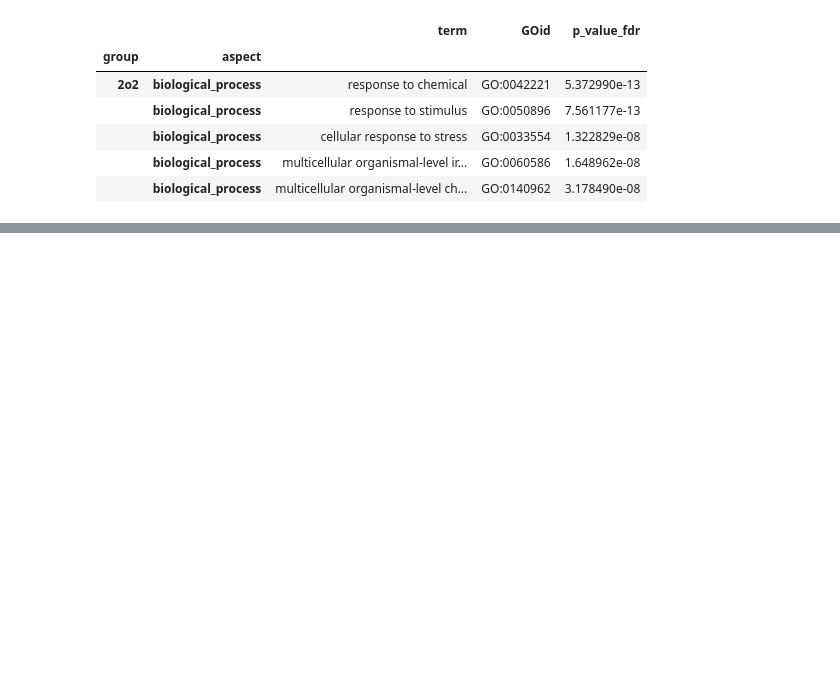
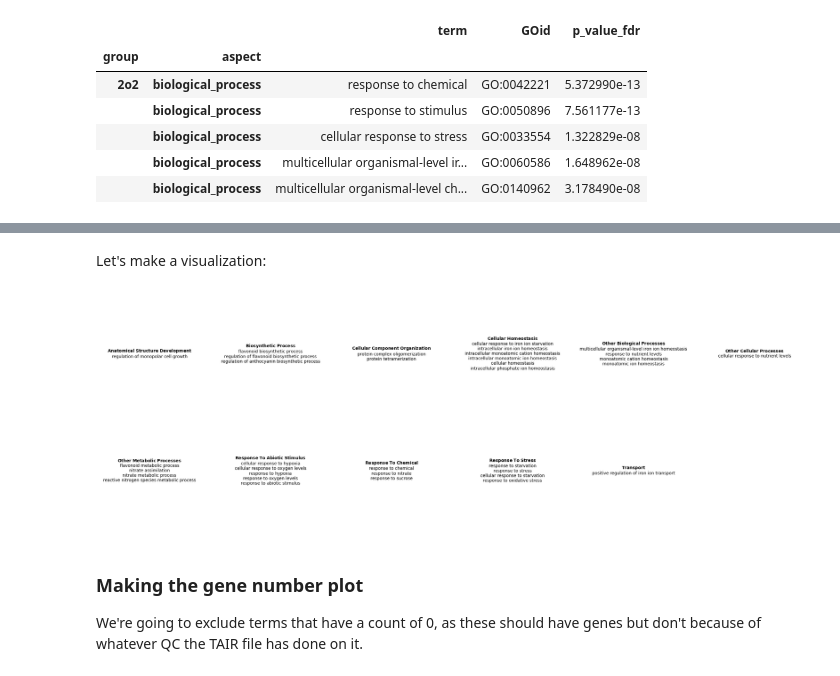
Before and after one commit to serenalotreck/photorespiration-omics, a Jupyter notebook: notebooks/go_terms_DEGs.ipynb, the cells around one changed output, grey strips where cells are left out. Cells and saved outputs as stored; diff of their text form; code cells hidden in the pictures; blank space fills up the shorter version.

```diff
--- a/notebooks/go_terms_DEGs.ipynb
+++ b/notebooks/go_terms_DEGs.ipynb
@@ -253,0 +354,3 @@ o2_go_enrichment_data.to_csv('../data/PANTHER_GO_enrichments_all_o2_comparisons_
+# %%
+id2slim_df = tair_goslim[['GO_ID', 'GOslim_term']]
+id2slim_df.head()
@@ -253,0 +364,6 @@ o2_go_enrichment_data.to_csv('../data/PANTHER_GO_enrichments_all_o2_comparisons_
+# %%
+id2slim = {k: list(set(v)) for k, v in id2slim_df.groupby('GO_ID').agg(list).to_dict()['GOslim_term'].items()}
+for ids, slims in id2slim.items():
+    if len(slims) > 1:
+        drop_other = [sl for sl in slims if 'other' not in sl]
+        id2slim[ids] = drop_other
@@ -253,0 +372,32 @@ o2_go_enrichment_data.to_csv('../data/PANTHER_GO_enrichments_all_o2_comparisons_
+# %%
+id2slim_unique = {
+    k: sorted(v)[0] if len(v) > 0 else ''
+    for k, v in id2slim.items()
+}
+# %%
+o2_go_enrichment_data['GOslim'] = o2_go_enrichment_data['GOid'].map(id2slim_unique)
+# %% [markdown]
+Let's make a visualization:
+# %%
+goslim_to_plot = o2_go_enrichment_data.dropna(subset='GOslim').groupby('GOslim').agg(list)['term'].to_dict()
+
+fig, axs = plt.subplots(2, 6, figsize=(30, 10))
+
+for ax, goslim in zip(axs.flat, goslim_to_plot):
+
+    ax.set_ylim(0, 1)
+    ax.set_xlim(0, 1)
+    bolded_title = ' '.join([r'$\bf{' + i + '}$' for i in goslim.title().split(' ')])
+    s = bolded_title + '\n' + '\n'.join(goslim_to_plot[goslim])
+    ax.text(0.5, 0.5,
+           s,
+           ha='center',
+           va='center')
+    ax.set_axis_off()
+axs.flat[-1].set_axis_off()
+plt.subplots_adjust(hspace=0)
+# %% [output]
+[figure, added]
+# %% [markdown]
+### Making the gene number plot
+We're going to exclude terms that have a count of 0, as these should have genes but don't because of whatever QC the TAIR file has done on it.
```
Also changed, not shown: parts of 30 cells of this notebook, 1 other file.
